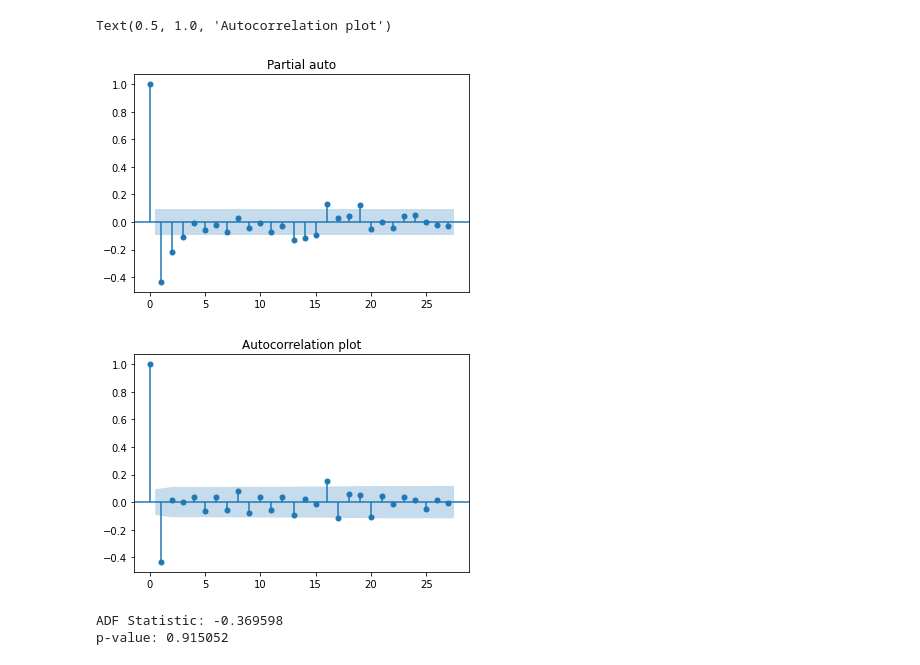
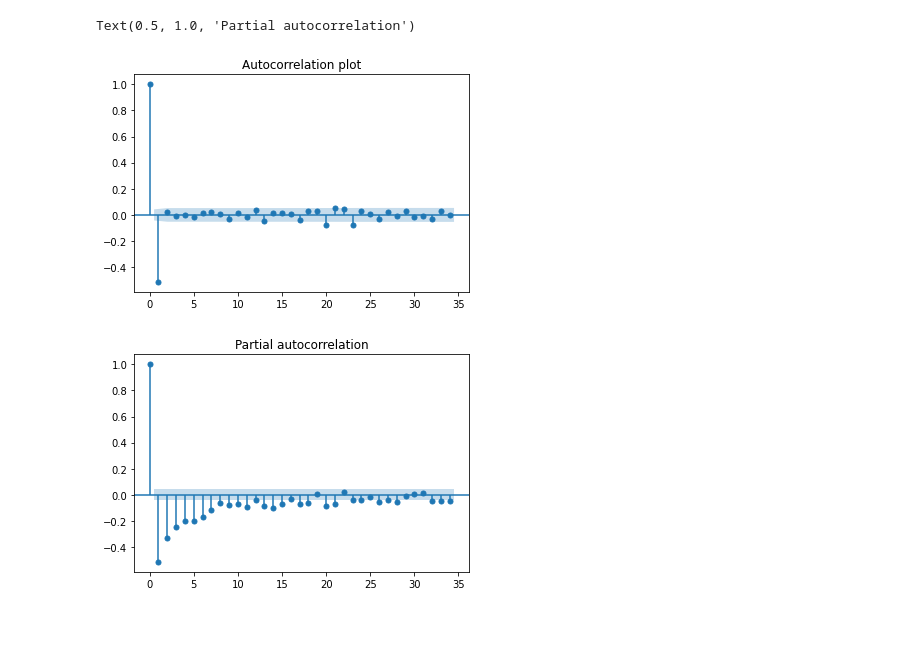
Before and after one commit to Jungar111/Bachelor2021, a Jupyter notebook: Modelling/Arima.ipynb, the cells around one changed output. Drawn from its saved outputs; the diff is of its cells as text; code cells hidden in the pictures; blank space fills up the shorter version.

```diff
--- a/Modelling/Arima.ipynb
+++ b/Modelling/Arima.ipynb
@@ -52,0 +22,6 @@ y_org
+# %%
+m = modelling()
+# %%
+df = m.df.set_index("Start Date")
+df = df[df["Label"] == 1]
+df.Label.unique()
@@ -52,0 +30,2 @@ y_org
+# %%
+X_train,X_test, X_val,y_train,y_test, y_val = m.ttsplit(df,shuffle = False)
@@ -72,0 +57,2 @@ y_diff=y_org.diff()
+# %%
+y_train_diff = y_train.diff()
@@ -73,20 +66,12 @@ y_diff=y_org.diff()
 # %%
 # Original Series
 
-plot_pacf(y_diff.dropna())
-plt.title('Partial auto')
-plot_acf(y_diff.dropna())
+plot_acf(y_train_diff.dropna())
 plt.title("Autocorrelation plot")
+plot_pacf(y_train_diff.dropna())
+plt.title('Partial autocorrelation')
 # %% [output]
-Text(0.5, 1.0, 'Autocorrelation plot')
+Text(0.5, 1.0, 'Partial autocorrelation')
-[figure, old version]
+[figure, new version]
-[figure, old version]
+[figure, new version]
-# %%
-
-result = adfuller(y_org.dropna())
-print('ADF Statistic: %f' % result[0])
-print('p-value: %f' % result[1])
-# %% [output]
-ADF Statistic: -0.369598
-p-value: 0.915052
 # %%
```
Also changed, not shown: parts of 19 cells of this notebook, 5 other files.
